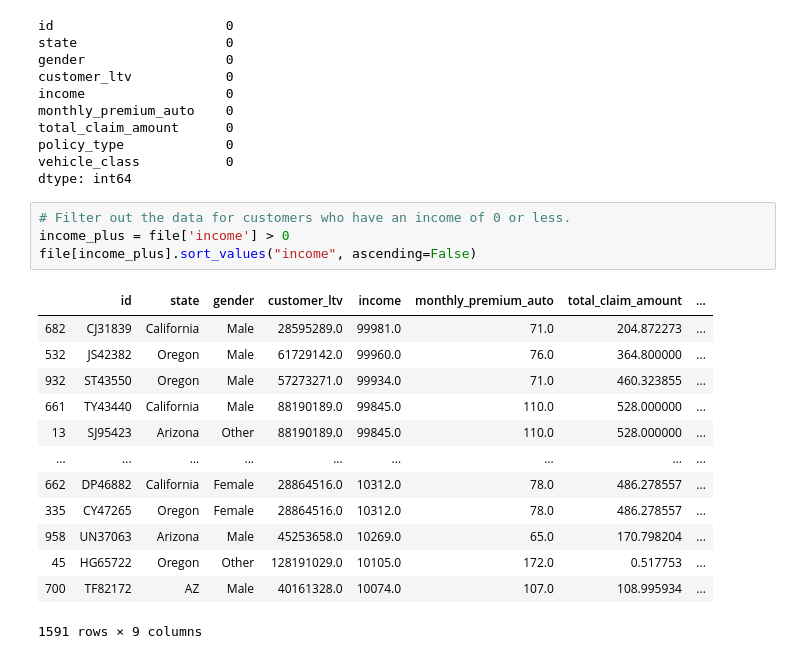
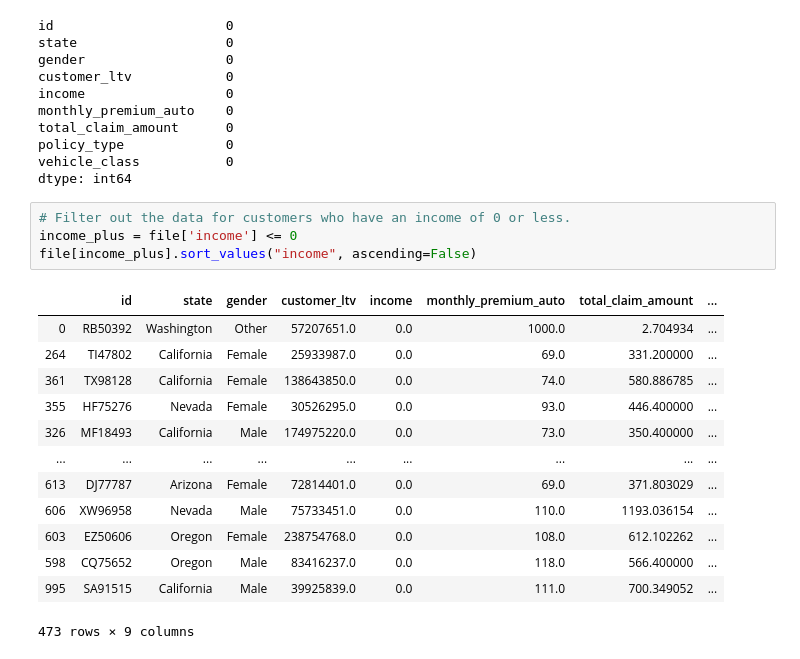
Before and after one commit to dooinn/lab-customer-analysis-round-1, a Jupyter notebook: lab-customer-analysis-round-1.ipynb, the cells around one changed output. Cells and saved outputs as stored; diff of their text form.

```diff
--- a/lab-customer-analysis-round-1.ipynb
+++ b/lab-customer-analysis-round-1.ipynb
@@ -300,19 +300,19 @@ vehicle_class           0
 dtype: int64
 # %%
 # Filter out the data for customers who have an income of 0 or less.
-income_plus = file['income'] > 0
+income_plus = file['income'] <= 0
 file[income_plus].sort_values("income", ascending=False)
 # %% [output]
 |  | id | state | gender | customer_ltv | income | monthly_premium_auto | total_claim_amount | ... |
-| 682 | CJ31839 | California | Male | 28595289.0 | 99981.0 | 71.0 | 204.872273 | ... |
-| 532 | JS42382 | Oregon | Male | 61729142.0 | 99960.0 | 76.0 | 364.800000 | ... |
-| 932 | ST43550 | Oregon | Male | 57273271.0 | 99934.0 | 71.0 | 460.323855 | ... |
-| 661 | TY43440 | California | Male | 88190189.0 | 99845.0 | 110.0 | 528.000000 | ... |
-| 13 | SJ95423 | Arizona | Other | 88190189.0 | 99845.0 | 110.0 | 528.000000 | ... |
+| 0 | RB50392 | Washington | Other | 57207651.0 | 0.0 | 1000.0 | 2.704934 | ... |
+| 264 | TI47802 | California | Female | 25933987.0 | 0.0 | 69.0 | 331.200000 | ... |
+| 361 | TX98128 | California | Female | 138643850.0 | 0.0 | 74.0 | 580.886785 | ... |
+| 355 | HF75276 | Nevada | Female | 30526295.0 | 0.0 | 93.0 | 446.400000 | ... |
+| 326 | MF18493 | California | Male | 174975220.0 | 0.0 | 73.0 | 350.400000 | ... |
 | ... | ... | ... | ... | ... | ... | ... | ... | ... |
-| 662 | DP46882 | California | Female | 28864516.0 | 10312.0 | 78.0 | 486.278557 | ... |
-| 335 | CY47265 | Oregon | Female | 28864516.0 | 10312.0 | 78.0 | 486.278557 | ... |
-| 958 | UN37063 | Arizona | Male | 45253658.0 | 10269.0 | 65.0 | 170.798204 | ... |
-| 45 | HG65722 | Oregon | Other | 128191029.0 | 10105.0 | 172.0 | 0.517753 | ... |
-| 700 | TF82172 | AZ | Male | 40161328.0 | 10074.0 | 107.0 | 108.995934 | ... |
+| 613 | DJ77787 | Arizona | Female | 72814401.0 | 0.0 | 69.0 | 371.803029 | ... |
+| 606 | XW96958 | Nevada | Male | 75733451.0 | 0.0 | 110.0 | 1193.036154 | ... |
+| 603 | EZ50606 | Oregon | Female | 238754768.0 | 0.0 | 108.0 | 612.102262 | ... |
+| 598 | CQ75652 | Oregon | Male | 83416237.0 | 0.0 | 118.0 | 566.400000 | ... |
+| 995 | SA91515 | California | Male | 39925839.0 | 0.0 | 111.0 | 700.349052 | ... |
-1591 rows × 9 columns
+473 rows × 9 columns
```
Also changed, not shown: parts of 1 cell of this notebook.
